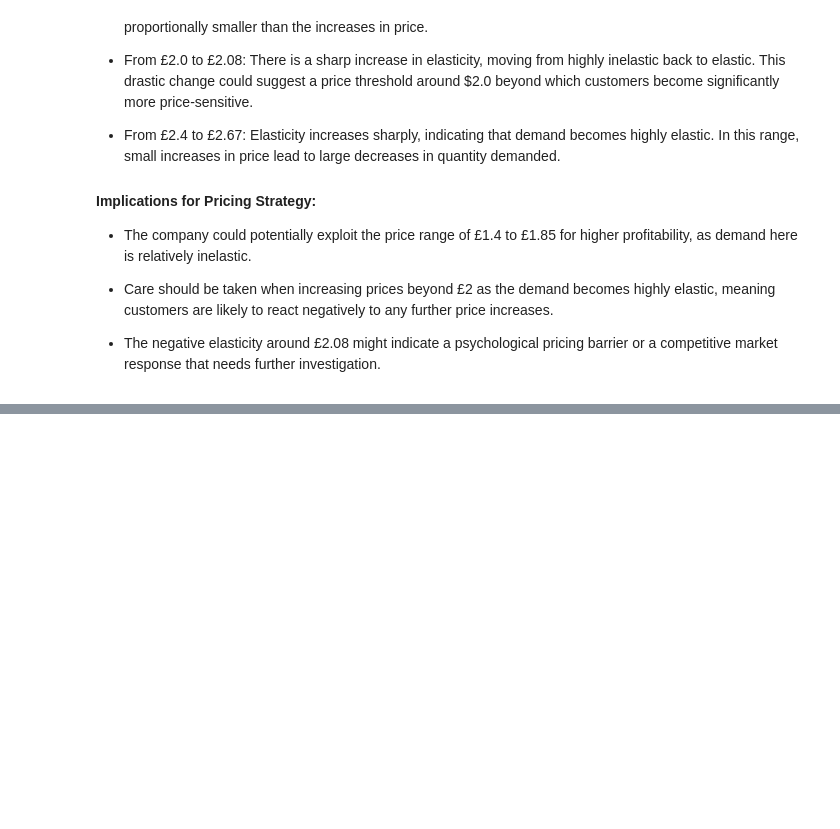
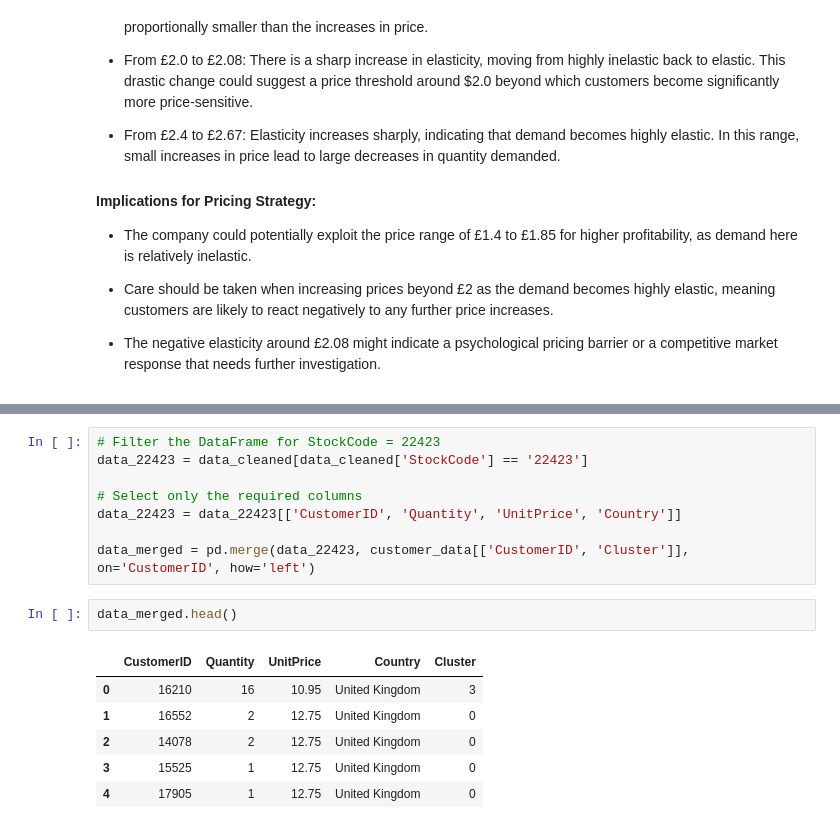
Before and after one commit to hliu528/Customer_Segmentation, a Jupyter notebook: code.ipynb, the cells around one changed output, grey strips where cells are left out. Drawn from its saved outputs; the diff is of its cells as text; blank space fills up the shorter version.

```diff
--- a/code.ipynb
+++ b/code.ipynb
@@ -581,0 +609,17 @@ plt.show()
+# %%
+# Filter the DataFrame for StockCode = 22423
+data_22423 = data_cleaned[data_cleaned['StockCode'] == '22423']
+
+# Select only the required columns
+data_22423 = data_22423[['CustomerID', 'Quantity', 'UnitPrice', 'Country']]
+
+data_merged = pd.merge(data_22423, customer_data[['CustomerID', 'Cluster']], on='CustomerID', how='left')
+# %%
+data_merged.head()
+# %% [output]
+|  | CustomerID | Quantity | UnitPrice | Country | Cluster |
+| 0 | 16210 | 16 | 10.95 | United Kingdom | 3 |
+| 1 | 16552 | 2 | 12.75 | United Kingdom | 0 |
+| 2 | 14078 | 2 | 12.75 | United Kingdom | 0 |
+| 3 | 15525 | 1 | 12.75 | United Kingdom | 0 |
+| 4 | 17905 | 1 | 12.75 | United Kingdom | 0 |
```
Also changed, not shown: parts of 5 cells of this notebook.
